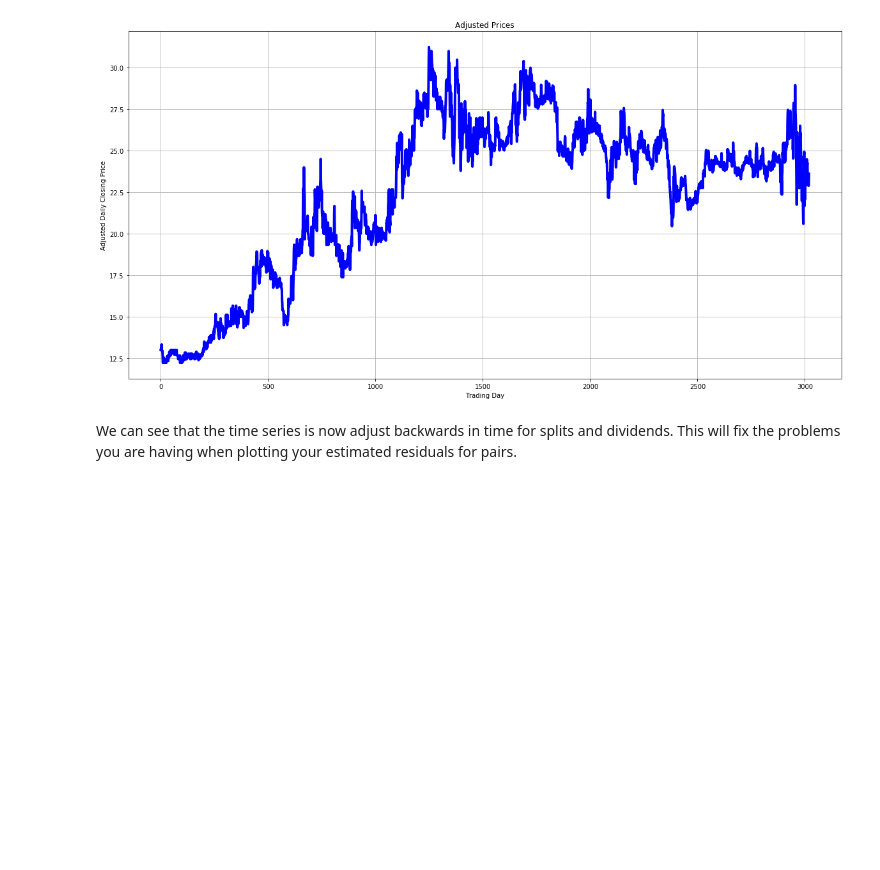
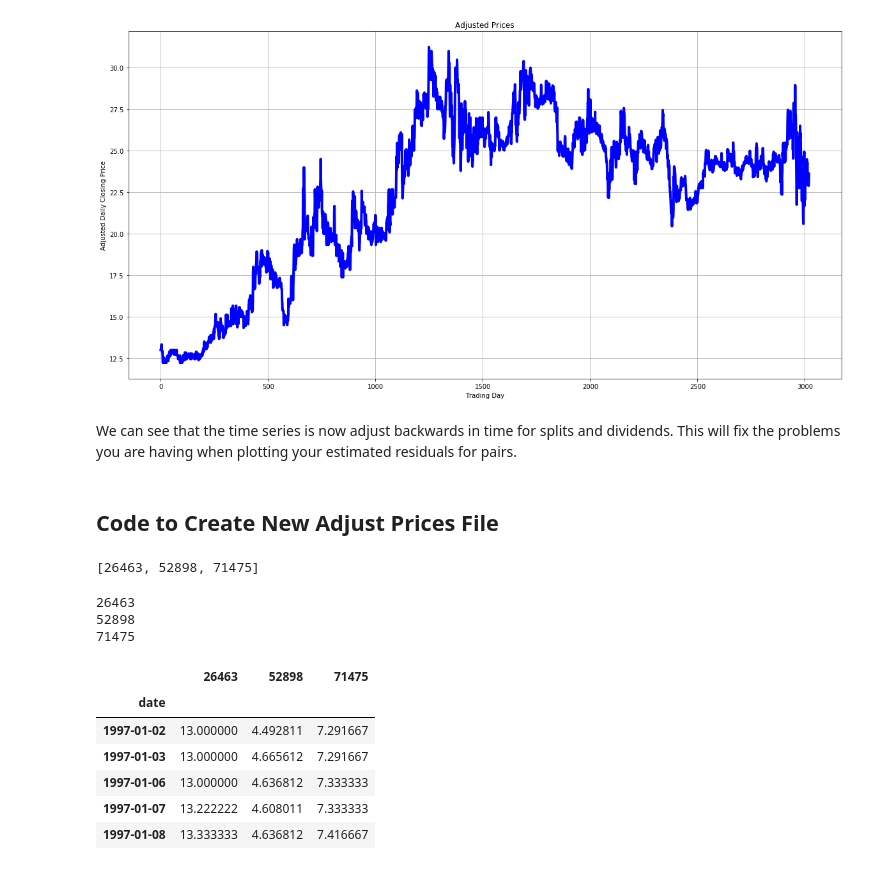
Before and after one commit to broughtj/Fin5330, a Jupyter notebook: Exams/Exam1/Adjusting-Stock-Prices.ipynb, the cells around one changed output. Saved outputs shown, nothing was run; the diff lists cells and outputs as text; code cells hidden in the pictures; blank space fills up the shorter version.

Commit message:
Create new file for adjusted prices.

```diff
--- a/Exams/Exam1/Adjusting-Stock-Prices.ipynb
+++ b/Exams/Exam1/Adjusting-Stock-Prices.ipynb
@@ -159,3 +159,54 @@ plt.show()
 [figure]
 # %% [markdown]
 We can see that the time series is now adjust backwards in time for splits and dividends. This will fix the problems you are having when plotting your estimated residuals for pairs.
+# %% [markdown]
+## Code to Create New Adjust Prices File
+# %%
+permnos = list(set(raw.PERMNO))
+permnos.sort()
+permnos
+# %% [output]
+[26463, 52898, 71475]
+# %%
+## reread the original data
+inFile1 = "WaterStocks.csv"
+raw = pd.read_csv(inFile1, parse_dates=True, index_col=1)
+data = raw[['PERMNO', 'COMNAM', 'PRC']]
+data.PRC = np.abs(data.PRC.values)
+
+## reread the adjustment data
+inFile2 = "CFACPR.csv"
+fac = pd.read_csv(inFile2, parse_dates=True, index_col=1)
+fac = fac[['PERMNO', 'CFACPR']]
+
+## get list of permnos
+permnos = list(set(data.PERMNO))
+permnos.sort()
+permnos
+
+## set up temporary dictionary
+adjDat = dict()
+
+## loop and make adjustments
+for permno in permnos:
+    print(permno)
+    a = data[data.PERMNO == permno]
+    b = fac[fac.PERMNO == permno]
+    adjDat[permno] = a.PRC.values / b.CFACPR.values
+
+df = pd.DataFrame(adjDat)
+df.index = a.index
+# %% [output]
+26463
+52898
+71475
+# %%
+df.head()
+# %% [output]
+|  | 26463 | 52898 | 71475 |
+| date |  |  |  |
+| 1997-01-02 | 13.000000 | 4.492811 | 7.291667 |
+| 1997-01-03 | 13.000000 | 4.665612 | 7.291667 |
+| 1997-01-06 | 13.000000 | 4.636812 | 7.333333 |
+| 1997-01-07 | 13.222222 | 4.608011 | 7.333333 |
+| 1997-01-08 | 13.333333 | 4.636812 | 7.416667 |
```
Also changed, not shown: parts of 2 cells of this notebook, 2 other files.
